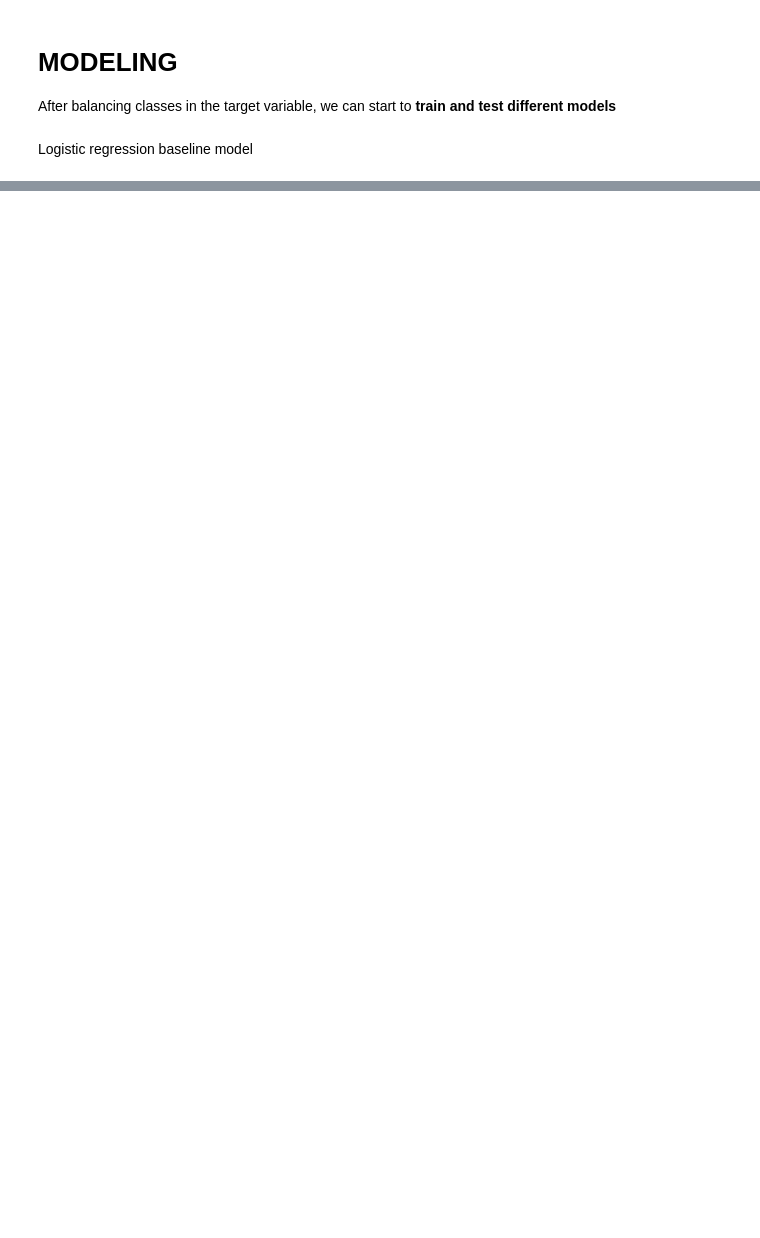
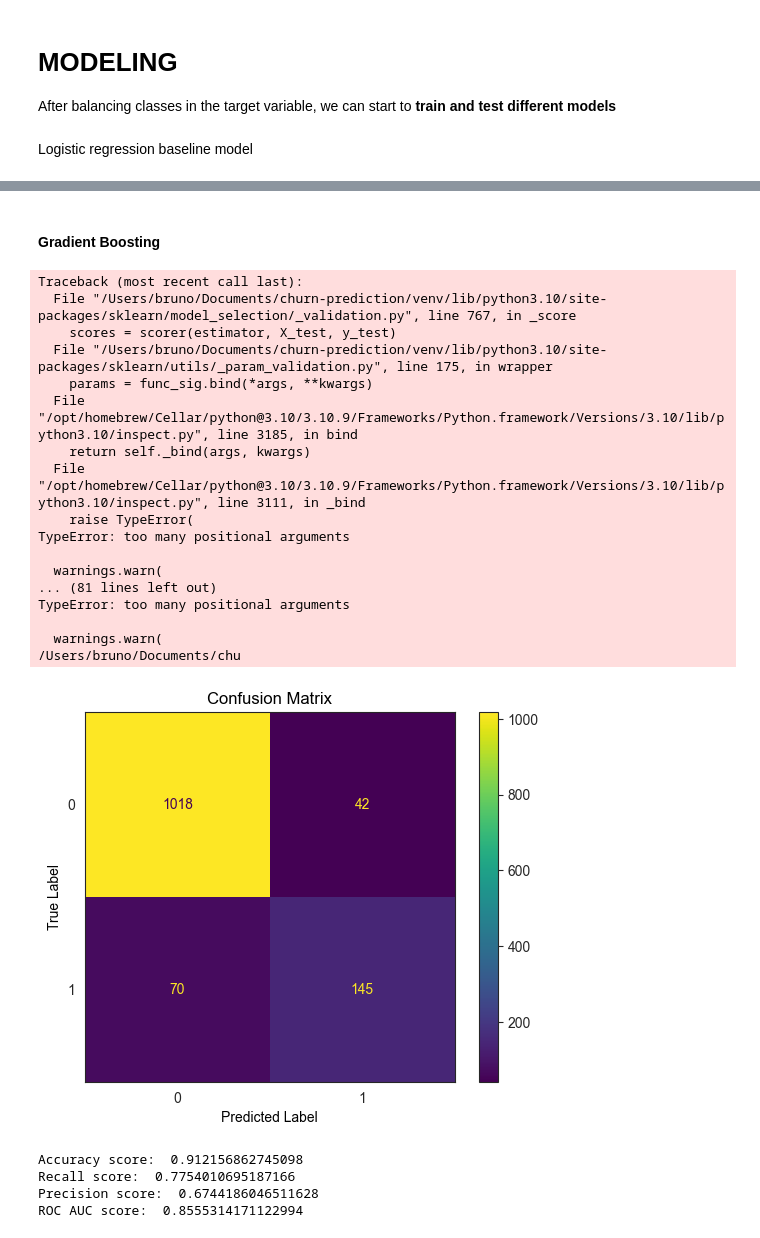
Before and after one commit to bruno-pannunzio/churn-prediction, a Jupyter notebook: Churn prediction.ipynb, the cells around one changed output, grey strips where cells are left out. Drawn from its saved outputs; the diff is of its cells as text; code cells hidden in the pictures; blank space fills up the shorter version.

```diff
--- a/Churn prediction.ipynb
+++ b/Churn prediction.ipynb
@@ -230,0 +282,51 @@ KeyboardInterrupt:
+# %% [markdown]
+#### Gradient Boosting
+# %%
+gradient_boosting = GradientBoostingClassifier(random_state=100,)
+param_grid = {
+    'n_estimators': [600],
+    'subsample': [0.66, 0.75],
+    'learning_rate': [0.001, 0.01],
+    'max_depth': [3],  # default=3
+    'min_samples_split': [5, 7],
+    'min_samples_leaf': [3, 5],
+    'max_features': ['auto', 'log2', None],
+    'n_iter_no_change': [20],
+    'validation_fraction': [0.2],
+    'tol': [0.01]
+}
+
+gbm = RandomizedSearchCV(estimator=gradient_boosting,
+                      param_distributions=param_grid,
+                      scoring=accuracy_score,
+                      cv=5,
+                      verbose=False,
+                      n_jobs=-1)
+
+best_gbm = gbm.fit(train, train_labels)
+predicted_gbm = best_gbm.predict(test)
+confusion_matrix_plot(predicted_gbm, test_labels, best_gbm)
+show_scores(predicted_gbm, test_labels)
+# %% [output]
+Traceback (most recent call last):
+  File "/Users/bruno/Documents/churn-prediction/venv/lib/python3.10/site-packages/sklearn/model_selection/_validation.py", line 767, in _score
+    scores = scorer(estimator, X_test, y_test)
+  File "/Users/bruno/Documents/churn-prediction/venv/lib/python3.10/site-packages/sklearn/utils/_param_validation.py", line 175, in wrapper
+    params = func_sig.bind(*args, **kwargs)
+  File "/opt/homebrew/Cellar/python@3.10/3.10.9/Frameworks/Python.framework/Versions/3.10/lib/python3.10/inspect.py", line 3185, in bind
+    return self._bind(args, kwargs)
+  File "/opt/homebrew/Cellar/python@3.10/3.10.9/Frameworks/Python.framework/Versions/3.10/lib/python3.10/inspect.py", line 3111, in _bind
+    raise TypeError(
+TypeError: too many positional arguments
+
+  warnings.warn(
+... (81 lines left out)
+TypeError: too many positional arguments
+
+  warnings.warn(
+/Users/bruno/Documents/chu
+[figure, added]
+Accuracy score:  0.912156862745098
+Recall score:  0.7754010695187166
+Precision score:  0.6744186046511628
+ROC AUC score:  0.8555314171122994
```
Also changed, not shown: parts of 22 cells of this notebook, 1 other file.
